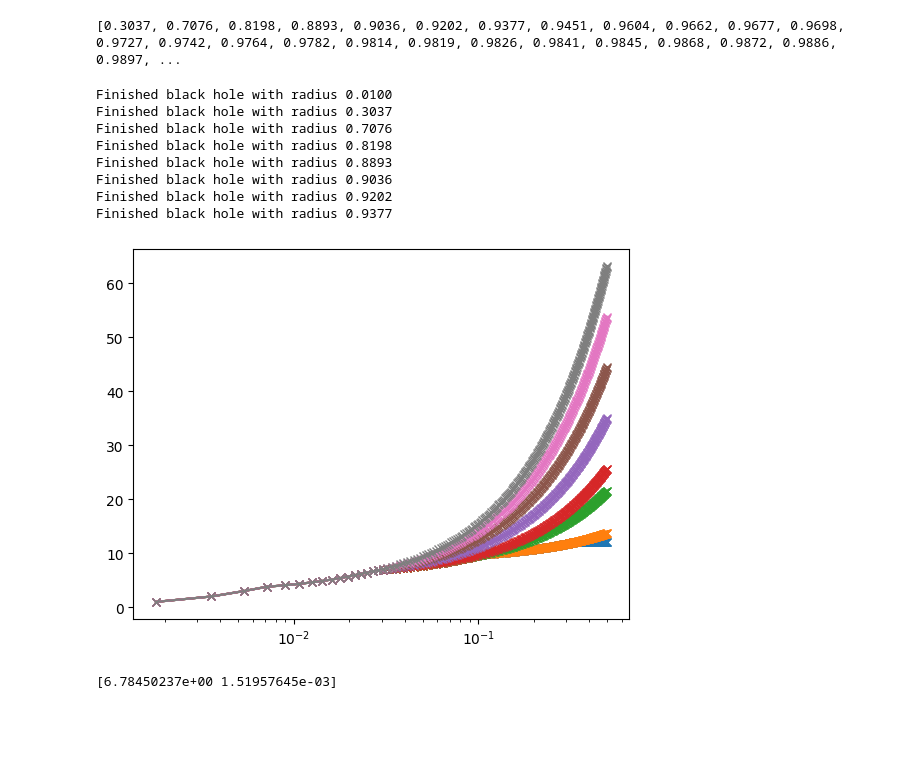
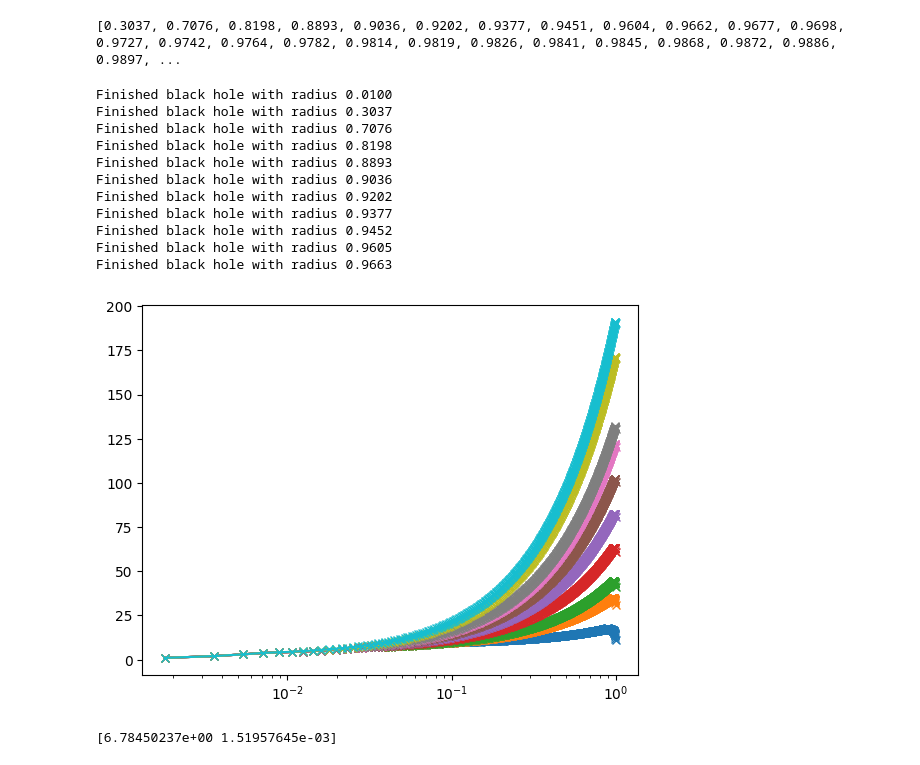
Before and after one commit to Alejo-Costa-Duran/HyperbolicFractonModel, a Jupyter notebook: Simulation.ipynb, the cells around one changed output. Saved outputs shown, nothing was run; the diff lists cells and outputs as text; code cells hidden in the pictures; blank space fills up the shorter version.

```diff
--- a/Simulation.ipynb
+++ b/Simulation.ipynb
@@ -270,7 +270,7 @@ plt.savefig("./CorrelationsTemps.png")
 model = md.FractonModel(5,4,5, kernel = 'SRG')
 insidePols = insidePolygons(model)
 print(sorted(list(set([np.round(g.distanceToOrigin+0.0001,4) for g in model.geodesicList]))))
-bHoleRads = [0.01,0.3037, 0.7076, 0.8198, 0.8893, 0.9036, 0.9202, 0.9377]
+bHoleRads = [0.01,0.3037, 0.7076, 0.8198, 0.8893, 0.9036, 0.9202, 0.9377, 0.9452, 0.9605, 0.9663]
 # %% [output]
 [0.3037, 0.7076, 0.8198, 0.8893, 0.9036, 0.9202, 0.9377, 0.9451, 0.9604, 0.9662, 0.9677, 0.9698, 0.9727, 0.9742, 0.9764, 0.9782, 0.9814, 0.9819, 0.9826, 0.9841, 0.9845, 0.9868, 0.9872, 0.9886, 0.9897, ...
 # %%
@@ -279,7 +279,7 @@ halfBorderSize = int(len(model.border)/2)
 borderPolygons = model.border
 entropy = np.zeros((len(bHoleRads),borderSize-1))
 
-step = 5
+step = 1
 numStatistics = int(borderSize/step)
 
 for radIdx,rad in enumerate(bHoleRads):
@@ -312,6 +312,8 @@ for radIdx,rad in enumerate(bHoleRads):
                         index in range(size) ]
                         if np.sum(test)!=size:
                             entropy[radIdx,sizeBorder-1] += 2
+                        else:
+                            entropy[radIdx,complementSize-1] += 2
         end = time.time()
         elapsed = end-startTime
         message = f'Time remaining: {round(elapsed*(halfBorderSize+1-size)/60,2):.2f} m'
@@ -330,14 +332,17 @@ Finished black hole with radius 0.8893
 Finished black hole with radius 0.9036
 Finished black hole with radius 0.9202
 Finished black hole with radius 0.9377
+Finished black hole with radius 0.9452
+Finished black hole with radius 0.9605
+Finished black hole with radius 0.9663
 # %%
 blockSizes = np.linspace(1,borderSize-1,borderSize-1)
 blockSizes = blockSizes/borderSize
-for n in range(8):
-    plt.plot(blockSizes[blockSizes<0.5],entropy[n,blockSizes<0.5],'x-')
+for n in range(1,11):
+    plt.plot(blockSizes[blockSizes<1],entropy[n,blockSizes<1],'x-')
 plt.xscale('log')
 # %% [output]
-[figure, old version]
+[figure, new version]
 # %%
 borderSize = int(len(model.border))
 halfBorderSize = int(len(model.border)/2)
```
Also changed, not shown: parts of 4 cells of this notebook, 1 other file.
